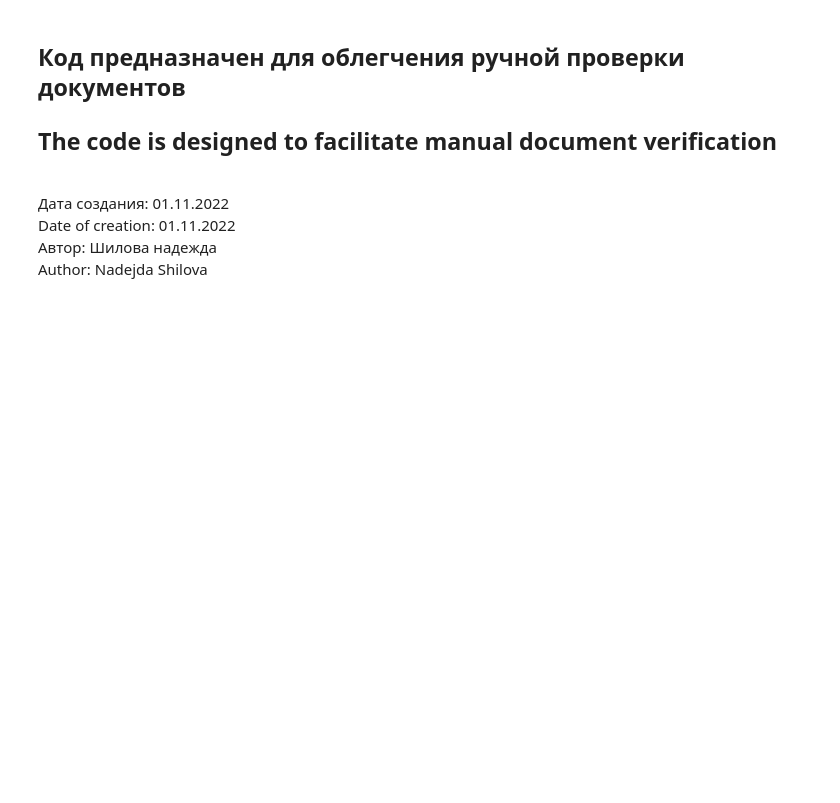
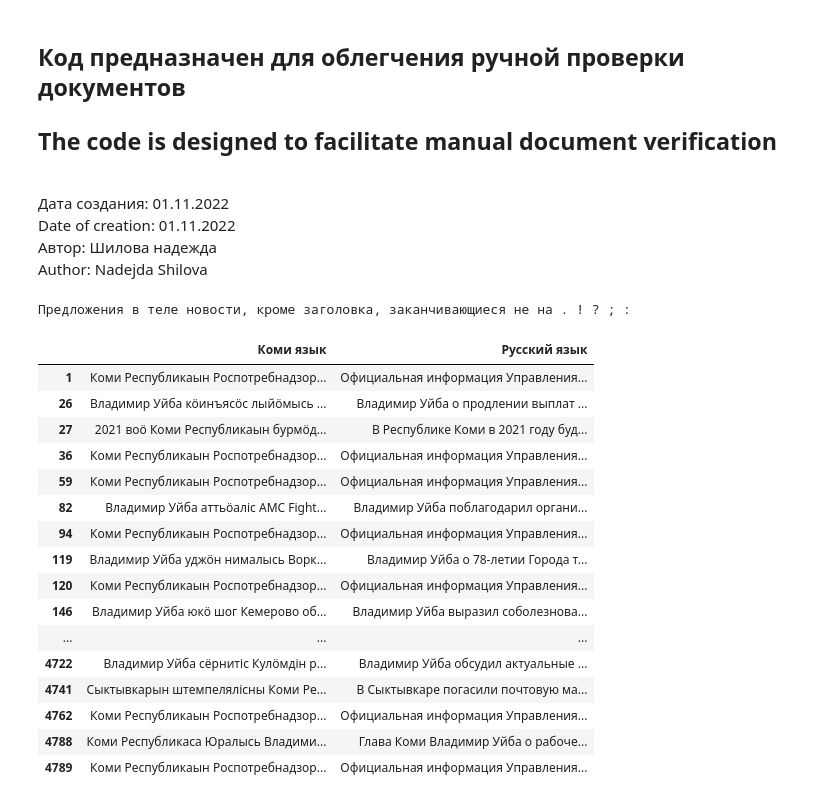
Before and after one commit to goshulina/komi-rus-machine-translation, a Jupyter notebook: Data collection and processing/Check_sentences.ipynb, the cells around one changed output. Saved outputs shown, nothing was run; the diff lists cells and outputs as text; code cells hidden in the pictures; blank space fills up the shorter version.

```diff
--- a/Data collection and processing/Check_sentences.ipynb
+++ b/Data collection and processing/Check_sentences.ipynb
@@ -25,7 +25,7 @@ difference_len = 17
 # %%
 # Загрузка общего файла
 # Uploading the general file
-file = 'parsing_administration.xlsx'
+file = 'Collected files//parsing_administration_1.xlsx'
 xl = pd.ExcelFile(file)
 df_check= xl.parse('Коми-рус')
 xl.close()
@@ -33,15 +33,36 @@ xl.close()
 # Какие строки надо пропустить (на русском)
 # Which lines should be skipped (in Russian)
 do_not_process = []
+# %%
+punctuation_tuple = ('.', '!', '?', ';', ':')
 # %%
 print('Предложения в теле новости, кроме заголовка, заканчивающиеся не на . ! ? ; :')
 df_check_text = df_check.loc[1:]
 display(
     df_check_text.loc[
-        ~(df_check_text['Коми язык'].str[-1]).isin(['.', '!', '?', ';', ':'])
-        | ~(df_check_text['Русский язык'].str[-1]).isin(['.', '!', '?', ';', ':'])
+        ~(df_check_text['Коми язык'].str.endswith(punctuation_tuple, na=False))
+        | ~(df_check_text['Русский язык'].str.endswith(punctuation_tuple, na=False))
     ]
 )
+# %% [output]
+Предложения в теле новости, кроме заголовка, заканчивающиеся не на . ! ? ; :
+|  | Коми язык | Русский язык |
+| 1 | Коми Республикаын Роспотребнадзор... | Официальная информация Управления... |
+| 26 | Владимир Уйба кӧинъясӧс лыйӧмысь ... | Владимир Уйба о продлении выплат ... |
+| 27 | 2021 воӧ Коми Республикаын бурмӧд... | В Республике Коми в 2021 году буд... |
+| 36 | Коми Республикаын Роспотребнадзор... | Официальная информация Управления... |
+| 59 | Коми Республикаын Роспотребнадзор... | Официальная информация Управления... |
+| 82 | Владимир Уйба аттьӧаліс AMC Fіght... | Владимир Уйба поблагодарил органи... |
+| 94 | Коми Республикаын Роспотребнадзор... | Официальная информация Управления... |
+| 119 | Владимир Уйба уджӧн нималысь Ворк... | Владимир Уйба о 78-летии Города т... |
+| 120 | Коми Республикаын Роспотребнадзор... | Официальная информация Управления... |
+| 146 | Владимир Уйба юкӧ шог Кемерово об... | Владимир Уйба выразил соболезнова... |
+| ... | ... | ... |
+| 4722 | Владимир Уйба сёрнитіс Кулӧмдін р... | Владимир Уйба обсудил актуальные ... |
+| 4741 | Сыктывкарын штемпелялісны Коми Ре... | В Сыктывкаре погасили почтовую ма... |
+| 4762 | Коми Республикаын Роспотребнадзор... | Официальная информация Управления... |
+| 4788 | Коми Республикаса Юралысь Владими... | Глава Коми Владимир Уйба о рабоче... |
+| 4789 | Коми Республикаын Роспотребнадзор... | Официальная информация Управления... |
 # %%
 display(
     df_check.loc[
```
Also changed, not shown: parts of 2 cells of this notebook.
